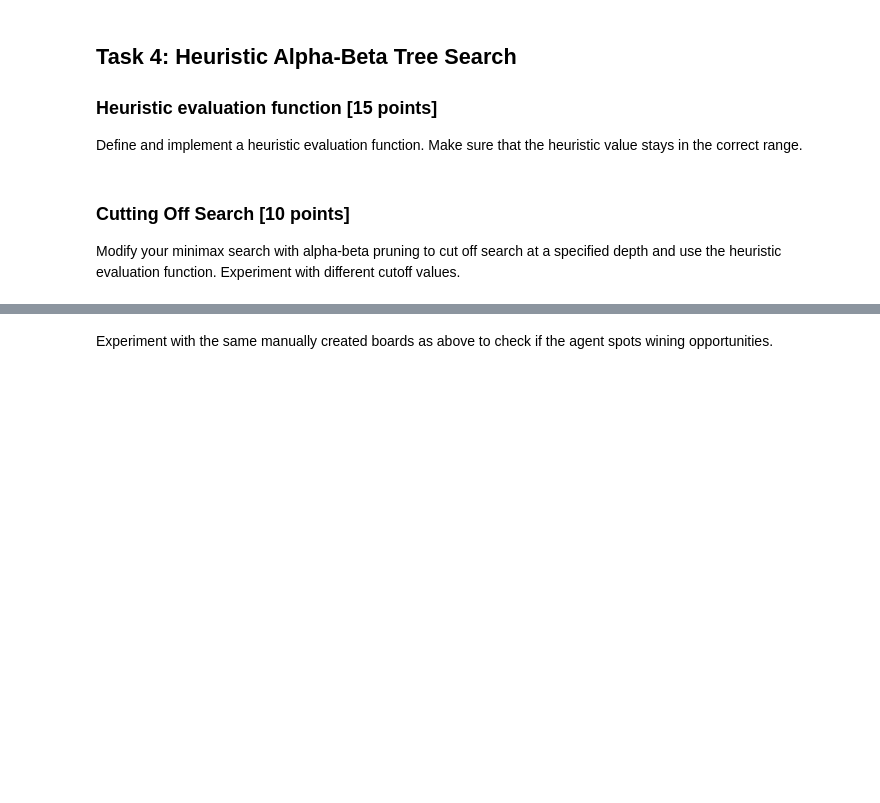
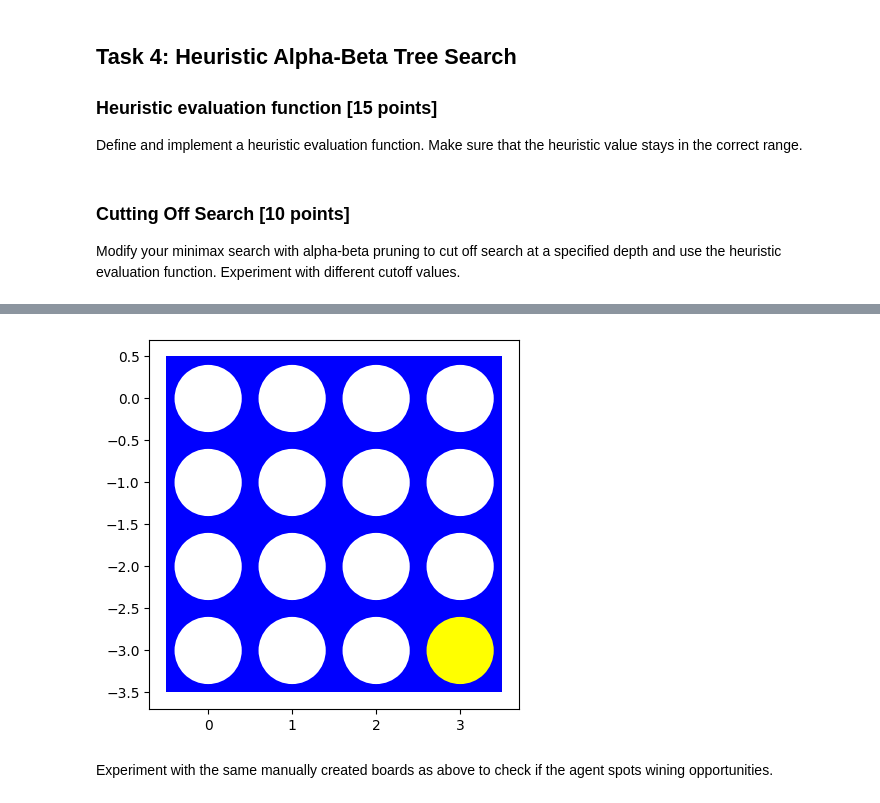
Before and after one commit to JamocaVisions/CodeCursor, a Jupyter notebook: Games/assignment_connect4.ipynb, the cells around one changed output, grey strips where cells are left out. Drawn from its saved outputs; the diff is of its cells as text; code cells hidden in the pictures; blank space fills up the shorter version.

```diff
--- a/Games/assignment_connect4.ipynb
+++ b/Games/assignment_connect4.ipynb
@@ -480,6 +480,12 @@ How long does it take to make a move? Start with a smaller board with 4 columns
 Starting the search with better moves will increase the efficiency of alpha-beta pruning. Describe and implement a simple move ordering strategy. Make a table that shows how the ordering strategies influence the time it takes to make a move?
 # %%
 # Your code/ answer goes here.
+
+def alpha_beta_search(game, state):
+    player = game.to_move(state)
+    value, move = max_value(game, state, -np.inf, np.inf, player)
+    return move
+
 def order_moves(state, moves):
     center = len(state[0]) // 2
     return sorted(moves, key=lambda move: abs(move[1] - center))
@@ -673,2 +643,66 @@ TypeError: '<' not supported between instances of 'NoneType' and 'float'
+# %%
+def alpha_beta_search(game, state, beam_width, max_depth):
+    player = game.to_move(state)
+    value, move = max_value(game, state, -np.inf, np.inf, player, 0, beam_width, max_depth)
+    return move
+
+def max_value(game, state, alpha, beta, player, depth, beam_width, max_depth):
+    if game.is_terminal(state):
+        return game.utility(state, player), None
+    if depth >= max_depth:
+        return heuristic(state, player), None
+
+    actions = game.actions(state)
+    if not actions:
+        return heuristic(state, player), None
+
+    # Score actions based on the heuristic
+    scored_actions = [(heuristic(game.result(state, player, a), player), a) for a in actions]
+    top_actions = [a for _, a in sorted(scored_actions, reverse=True)[:beam_width]]
+
+    v = -np.inf
+    move = None
+    for a in top_actions:
+        v2, _ = min_value(game, game.result(state, player, a), alpha, beta, player, depth + 1, beam_width, max_depth)
+        if v2 > v:
+            v, move = v2, a
+        alpha = max(alpha, v)
+        if v >= beta:
+            break
+    return v, move
+
+def min_value(game, state, alpha, beta, player, depth, beam_width, max_depth):
+    if game.is_terminal(state):
+        return game.utility(state, player), None
+    if depth >= max_depth:
+        return heuristic(state, player), None
+
+    actions = game.actions(state)
+    if not actions:
+        return heuristic(state, player), None
+
+    scored_actions = [(heuristic(game.result(state, other(player), a), player), a) for a in actions]
+    top_actions = [a for _, a in sorted(scored_actions)[:beam_width]]
+
+    v = np.inf
+    move = None
+    for a in top_actions:
+        v2, _ = max_value(game, game.result(state, other(player), a), alpha, beta, player, depth + 1, beam_width, max_depth)
+        if v2 < v:
+            v, move = v2, a
+        beta = min(beta, v)
+        if v <= alpha:
+            break
+    return v, move
+
+
+board = empty_board()
+game = Game()
+
+move = alpha_beta_search(game, board, 4,4)
+board = result(board,-1,move)
+visualize(board)
+# %% [output]
+[figure, added]
 # %% [markdown]
 Experiment with the same manually created boards as above to check if the agent spots wining opportunities.
```
Also changed, not shown: parts of 12 cells of this notebook.
